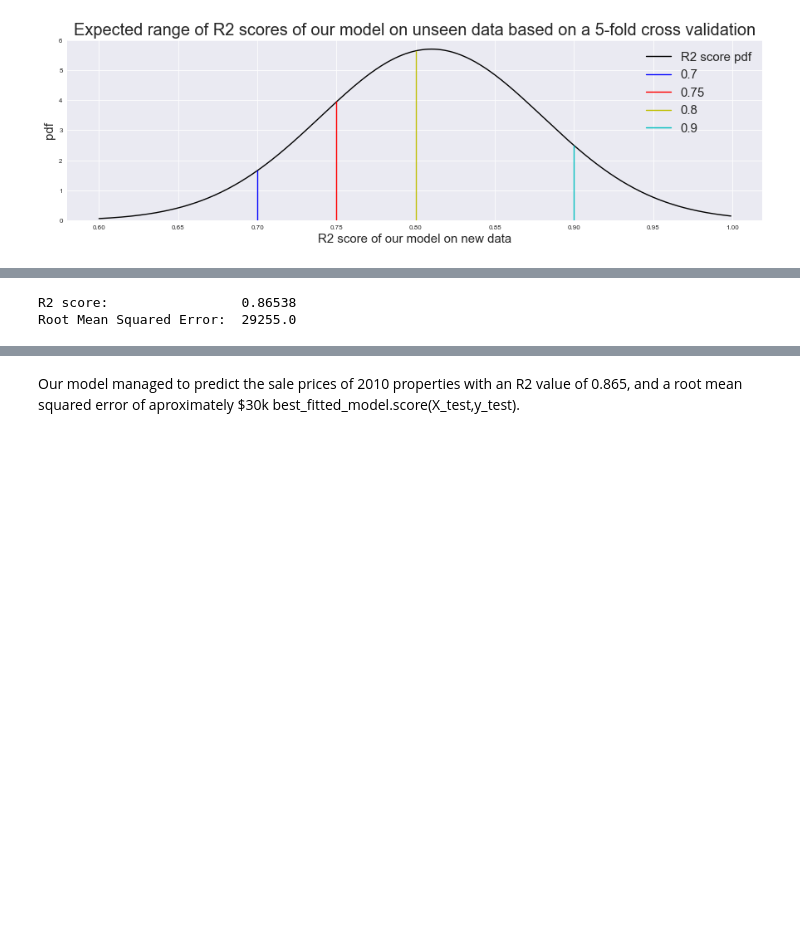
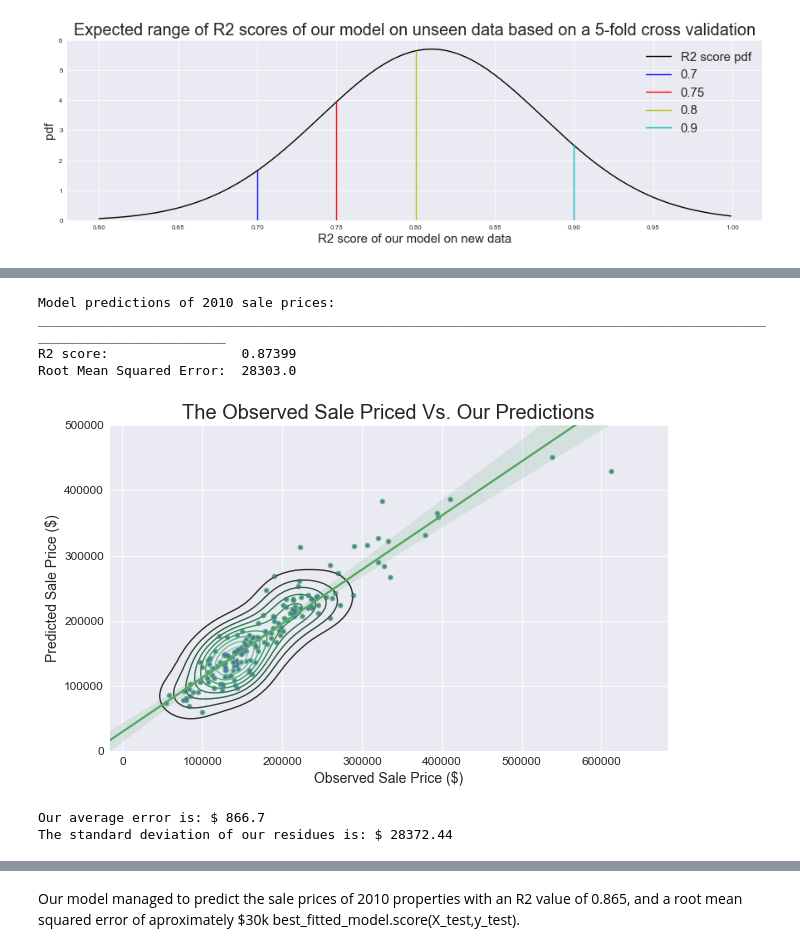
Before and after one commit to Rony-A/sc2-replay-analysis, a Jupyter notebook: mycchaka/project1/Project_1.ipynb, the cells around one changed output, grey strips where cells are left out. Cells and saved outputs as stored; diff of their text form; code cells hidden in the pictures; blank space fills up the shorter version.

```diff
--- a/mycchaka/project1/Project_1.ipynb
+++ b/mycchaka/project1/Project_1.ipynb
@@ -1616,9 +1696,35 @@ Our result:
 # %%
-X_test = saveX.loc[test_set.values]
-y_test = savey[test_set.values]
+X_test = save_X.loc[test_set.values]
+y_test = save_y[test_set.values]
 y_hat = best_fitted_model.predict(X_test)
+
+print('Model predictions of 2010 sale prices:\n{}'.format('_'*_chars_per_line))
+
 print('R2 score:                ',round(r2_score(y_test,y_hat),5))
 print('Root Mean Squared Error: ',round(np.sqrt(mean_squared_error(y_test, y_hat))))
 # %% [output]
-R2 score:                 0.86538
-Root Mean Squared Error:  29255.0
+Model predictions of 2010 sale prices:
+_____________________________________________________________________________________________________________________
+R2 score:                 0.87399
+Root Mean Squared Error:  28303.0
+# %%
+plt.figure(figsize=(10,6))
+sns.kdeplot(y_test.ravel(),y_hat)
+plt.plot(y_test,y_hat,marker = '.',linestyle = 'none')
+sns.regplot(y_test,y_hat)
+plt.ylabel('Predicted Sale Price ($)',size = 14)
+plt.xlabel('Observed Sale Price ($)',size = 14)
+plt.ylim([0,500000])
+plt.title('The Observed Sale Priced Vs. Our Predictions', size=20)
+plt.xticks(size = 12)
+plt.yticks(size = 12)
+
+plt.show()
+# %% [output]
+[figure, added]
+# %%
+print('Our average error is: $', round((y_test - y_hat).mean(),2))
+print('The standard deviation of our residues is: $', round((y_test - y_hat).std(),2))
+# %% [output]
+Our average error is: $ 866.7
+The standard deviation of our residues is: $ 28372.44
```
Also changed, not shown: parts of 62 cells of this notebook.
